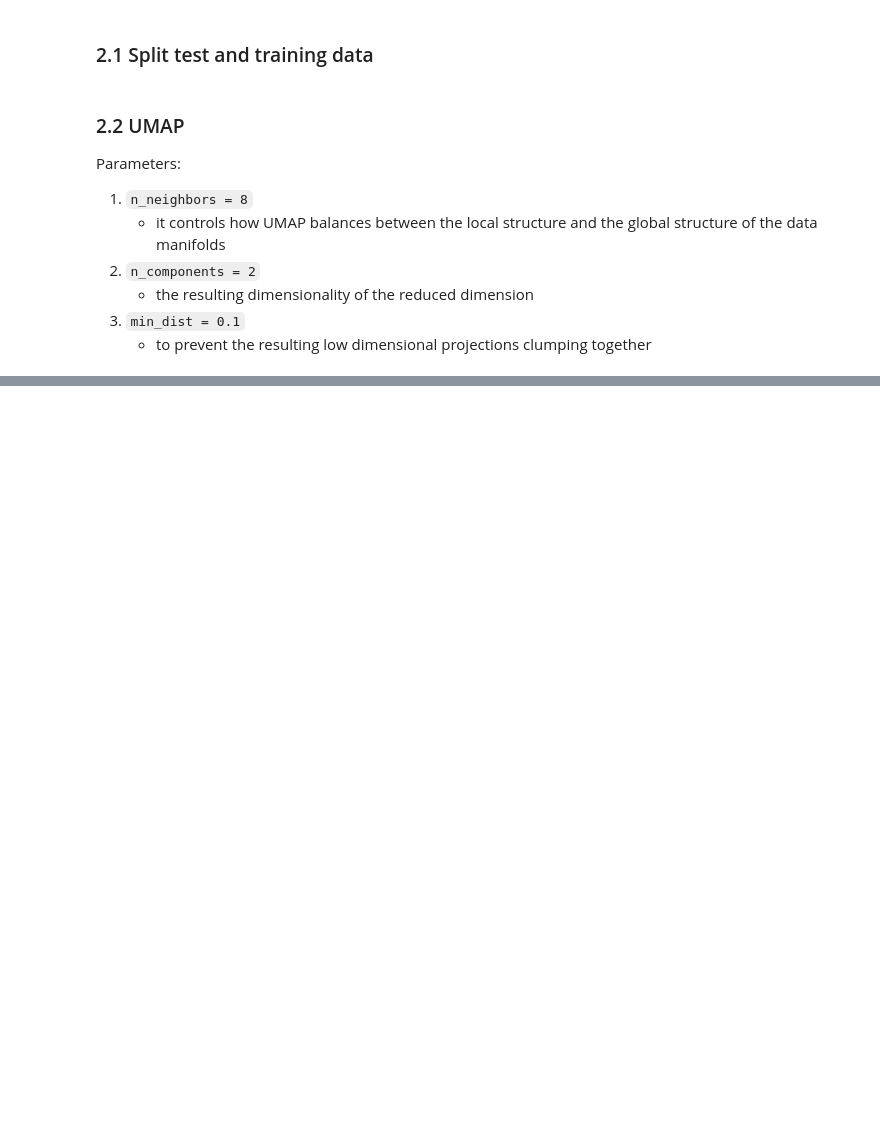
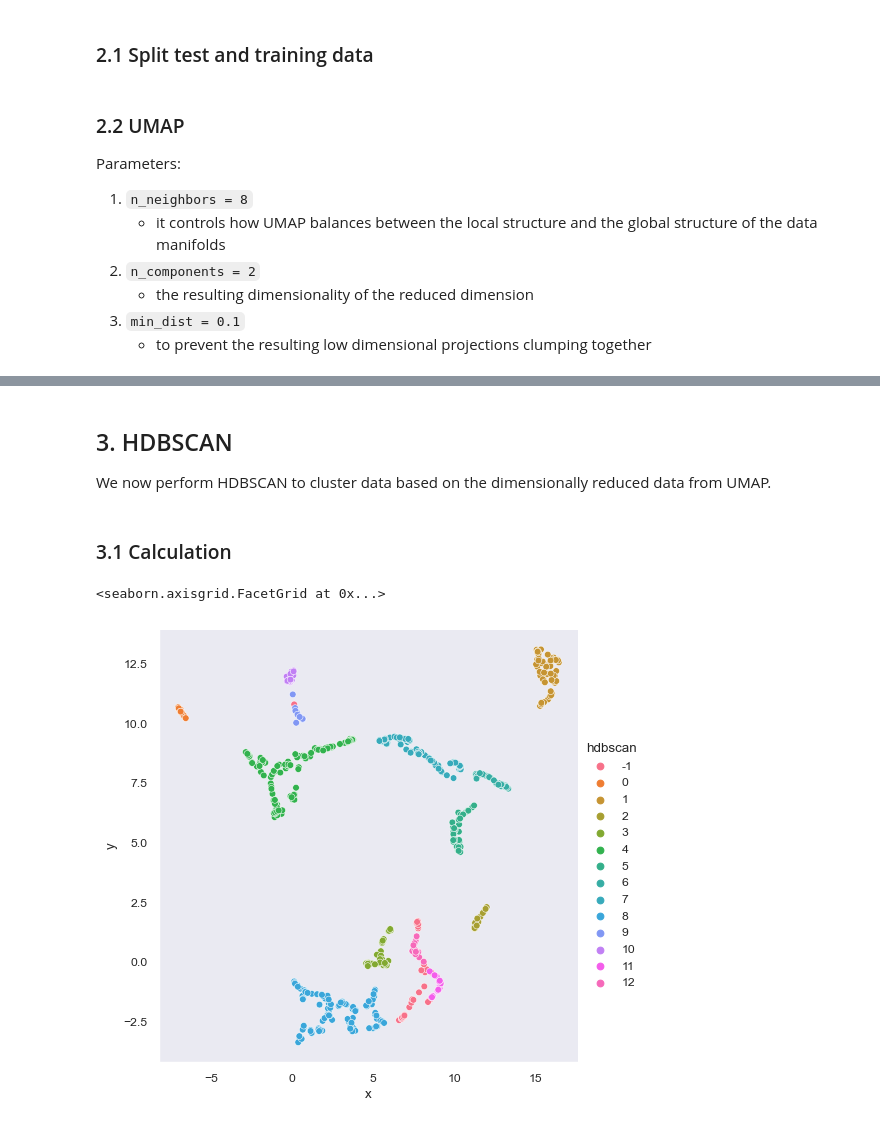
Before and after one commit to Thaza-Kun/sarjana, a Jupyter notebook: notebooks/02-UMAP-HDBSCAN.ipynb, the cells around one changed output, grey strips where cells are left out. Drawn from its saved outputs; the diff is of its cells as text; code cells hidden in the pictures; blank space fills up the shorter version.

Commit message:
✨ NEW: Continue replication with HDBSCAN

```diff
--- a/notebooks/02-UMAP-HDBSCAN.ipynb
+++ b/notebooks/02-UMAP-HDBSCAN.ipynb
@@ -186,0 +187,6 @@ sns.relplot(data=to_plot, kind='scatter', x='x', y='y', hue='color', hue_order=[
+# %% [markdown]
+## 3. HDBSCAN
+
+We now perform HDBSCAN to cluster data based on the dimensionally reduced data from UMAP.
+# %% [markdown]
+### 3.1 Calculation
@@ -186,0 +195,12 @@ sns.relplot(data=to_plot, kind='scatter', x='x', y='y', hue='color', hue_order=[
+# %%
+const = 0.485
+clus_size = round(const * to_plot.shape[1])
+
+model_ = hdbscan.HDBSCAN(clus_size)
+to_plot['hdbscan'] = model_.fit_predict(to_plot[['x', 'y']])
+to_plot = to_plot.sort_values(by='hdbscan', ascending=True)
+to_plot['hdbscan'] = to_plot['hdbscan'].astype(str)
+sns.relplot(data=to_plot, kind='scatter', x='x', y='y', hue='hdbscan')
+# %% [output]
+<seaborn.axisgrid.FacetGrid at 0x...>
+[figure, added]
```
Also changed, not shown: parts of 7 cells of this notebook, 4 other files.
